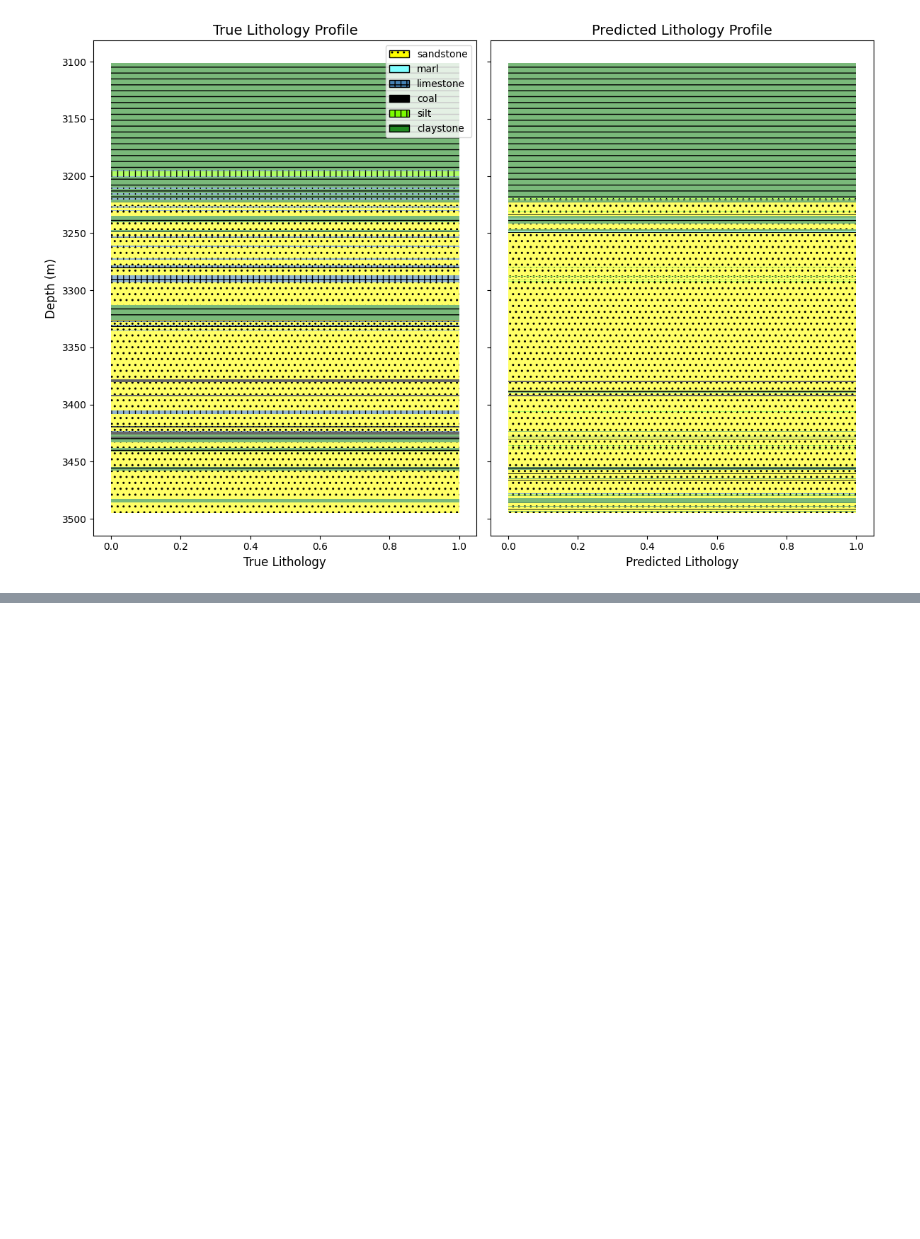
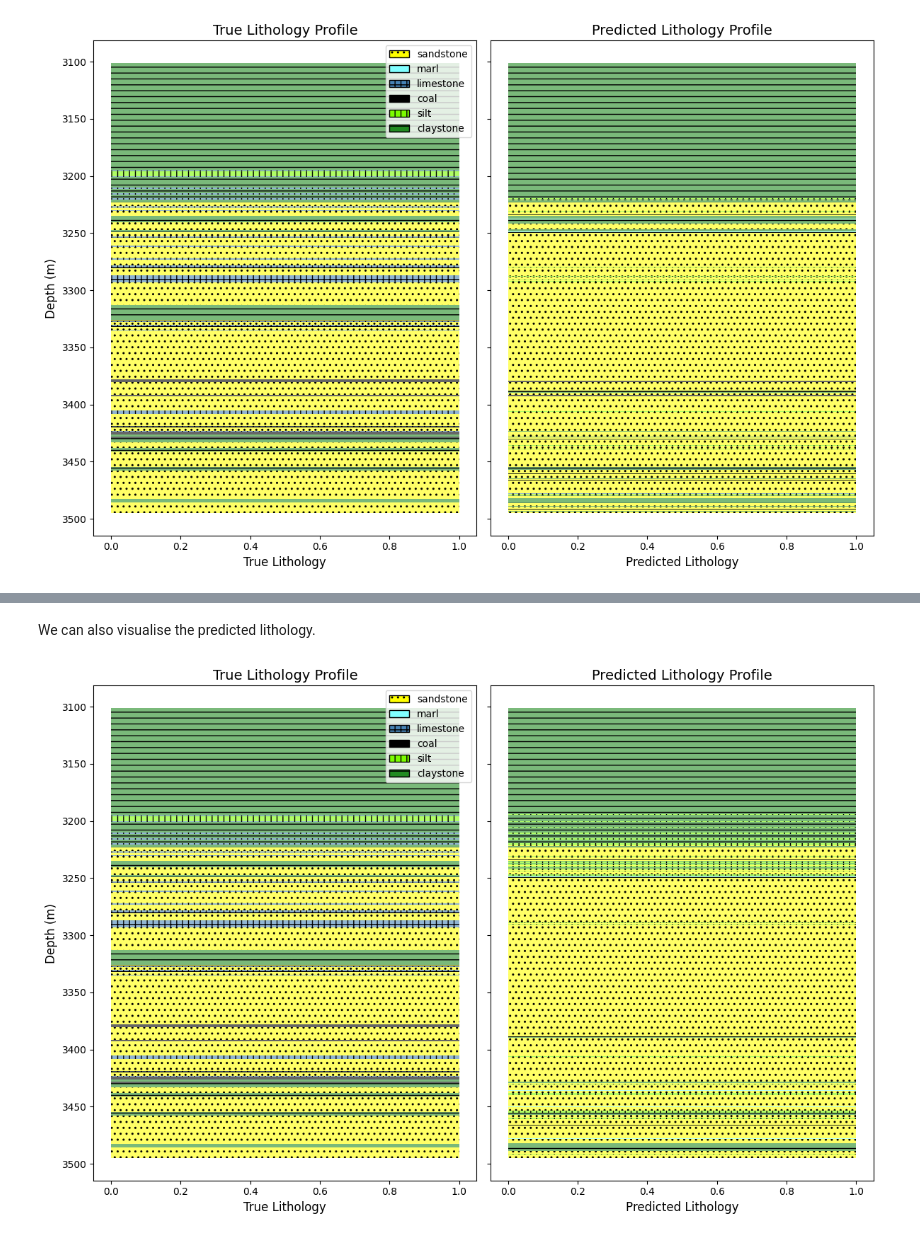
Before and after one commit to farah-rabie/GeosciencePlusAI, a Jupyter notebook: Notebooks/3 Classification Algorithms for Well Data.ipynb, the cells around one changed output, grey strips where cells are left out. Cells and saved outputs as stored; diff of their text form; code cells hidden in the pictures; blank space fills up the shorter version.

```diff
--- a/Notebooks/3 Classification Algorithms for Well Data.ipynb
+++ b/Notebooks/3 Classification Algorithms for Well Data.ipynb
@@ -294,0 +357,6 @@ KNNClassifier.plot_lithology_comparison(standardised_test_well_data[0], test_RF_
+# %% [markdown]
+We can also visualise the predicted lithology.
+# %%
+KNNClassifier.plot_lithology_comparison(standardised_test_well_data[0], test_SVM_predicted_lithology)
+# %% [output]
+[figure, added]
```
Also changed, not shown: parts of 8 cells of this notebook.
